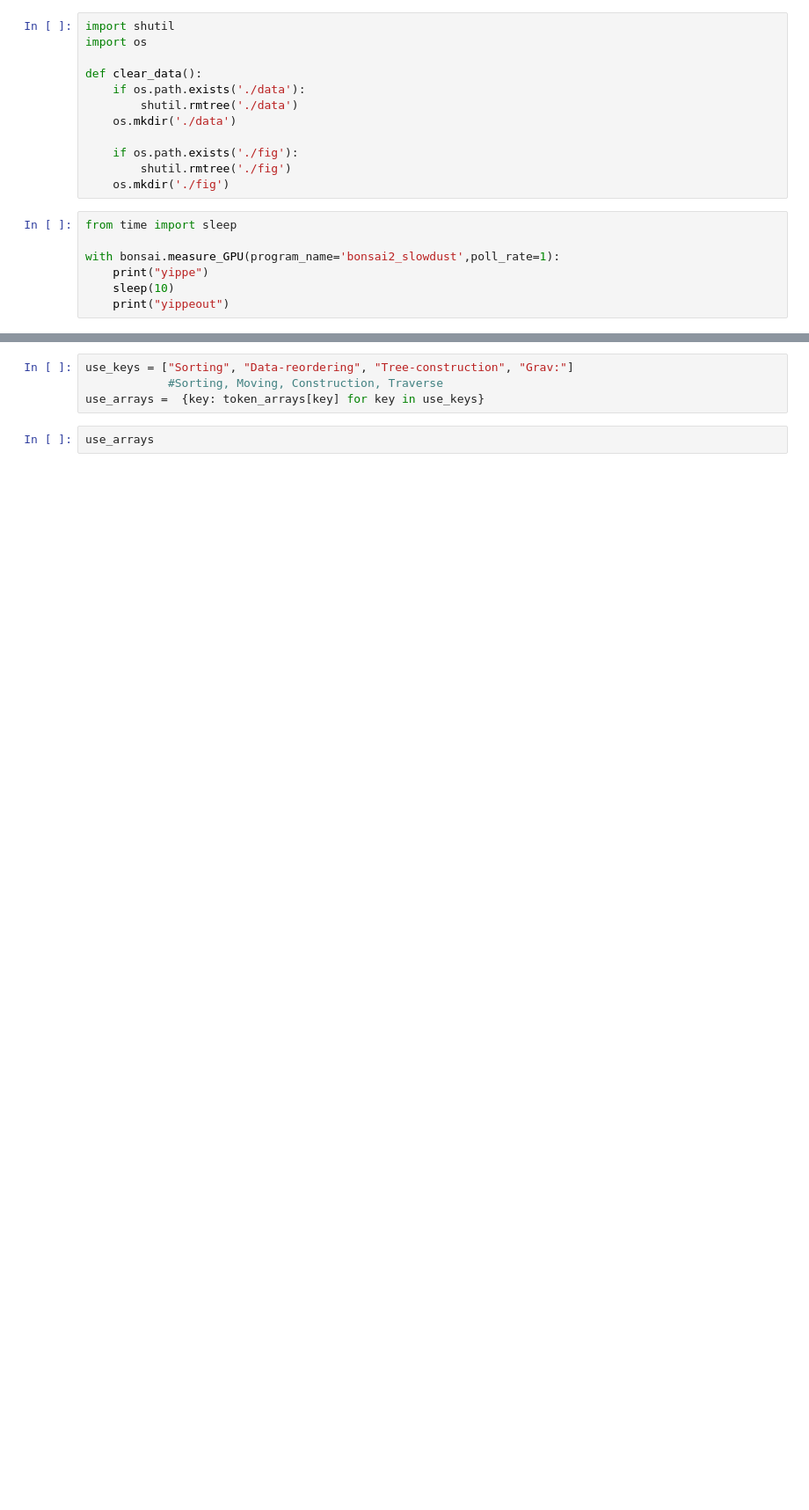
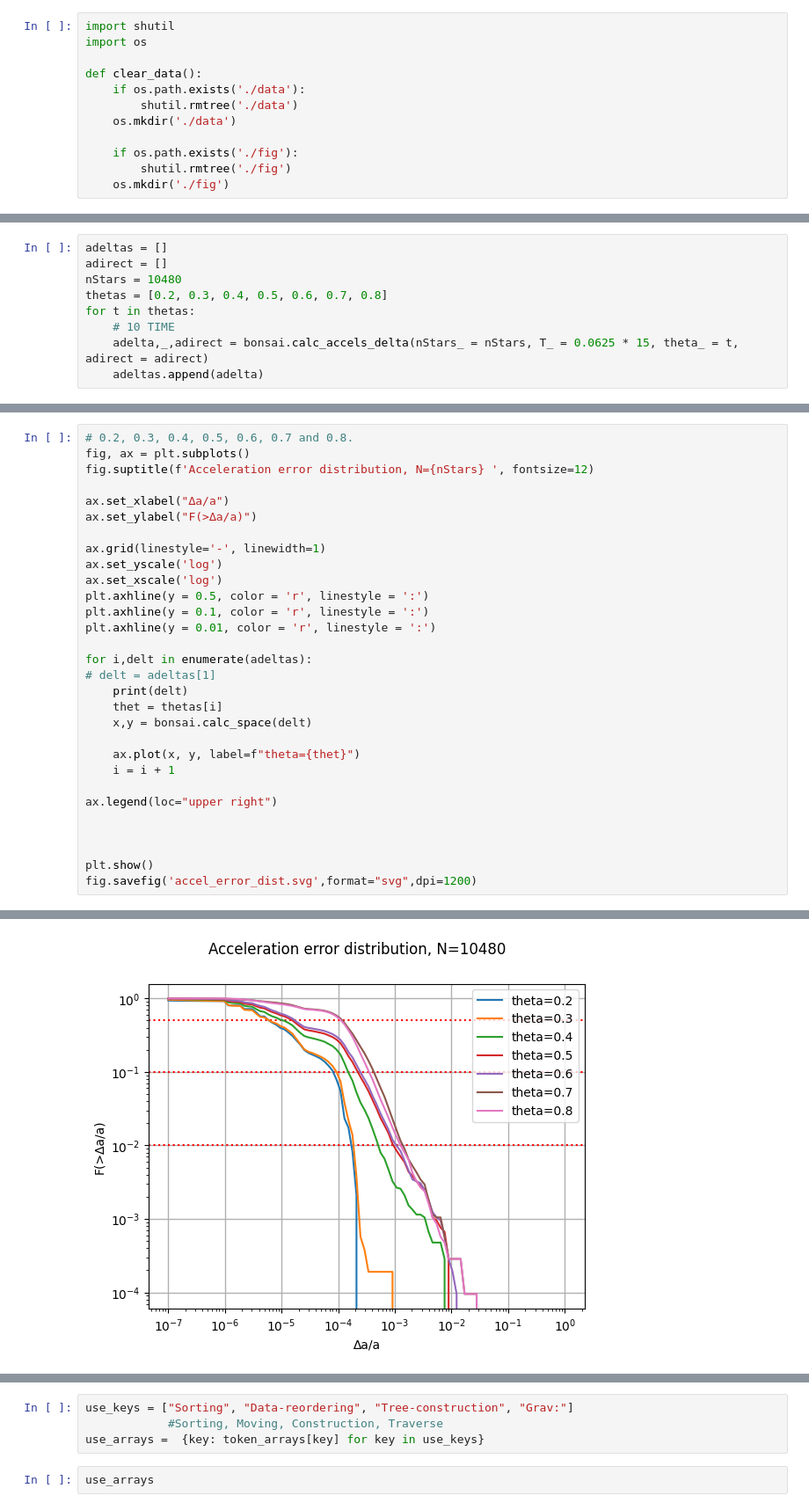
Before and after one commit to Mauricio-Bernuy/bonsai-lib-PFC, a Jupyter notebook: Plummer-New.ipynb, the cells around one changed output, grey strips where cells are left out. Shown at 88% size. Cells and saved outputs as stored; diff of their text form; blank space fills up the shorter version.

```diff
--- a/Plummer-New.ipynb
+++ b/Plummer-New.ipynb
@@ -25,10 +26,3 @@ def clear_data():
     if os.path.exists('./fig'):
         shutil.rmtree('./fig')
     os.mkdir('./fig')
-# %%
-from time import sleep
-
-with bonsai.measure_GPU(program_name='bonsai2_slowdust',poll_rate=1):
-    print("yippe")
-    sleep(10)
-    print("yippeout")
@@ -337,0 +219,9 @@ iter=38 : time= 2.375  Etot= -0.2451692866  Ekin= 0.234243   Epot= -0.479413 : d
+# %%
+adeltas = []
+adirect = []
+nStars = 10480
+thetas = [0.2, 0.3, 0.4, 0.5, 0.6, 0.7, 0.8]
+for t in thetas:
+    # 10 TIME
+    adelta,_,adirect = bonsai.calc_accels_delta(nStars_ = nStars, T_ = 0.0625 * 15, theta_ = t, adirect = adirect)
+    adeltas.append(adelta)
@@ -337,0 +384,31 @@ iter=38 : time= 2.375  Etot= -0.2451692866  Ekin= 0.234243   Epot= -0.479413 : d
+# %%
+# 0.2, 0.3, 0.4, 0.5, 0.6, 0.7 and 0.8.
+fig, ax = plt.subplots()
+fig.suptitle(f'Acceleration error distribution, N={nStars} ', fontsize=12)
+
+ax.set_xlabel("∆a/a")
+ax.set_ylabel("F(>∆a/a)")
+
+ax.grid(linestyle='-', linewidth=1)
+ax.set_yscale('log')
+ax.set_xscale('log')
+plt.axhline(y = 0.5, color = 'r', linestyle = ':')
+plt.axhline(y = 0.1, color = 'r', linestyle = ':')
+plt.axhline(y = 0.01, color = 'r', linestyle = ':')
+
+for i,delt in enumerate(adeltas):
+# delt = adeltas[1]
+    print(delt)
+    thet = thetas[i]
+    x,y = bonsai.calc_space(delt)
+
+    ax.plot(x, y, label=f"theta={thet}")
+    i = i + 1
+
+ax.legend(loc="upper right")
+
+
+
+plt.show()
+fig.savefig('accel_error_dist.svg',format="svg",dpi=1200)
+# %% [output]
@@ -337,0 +429 @@ iter=38 : time= 2.375  Etot= -0.2451692866  Ekin= 0.234243   Epot= -0.479413 : d
+[figure, added]
```
Also changed, not shown: parts of 47 cells of this notebook, 50 other files.
